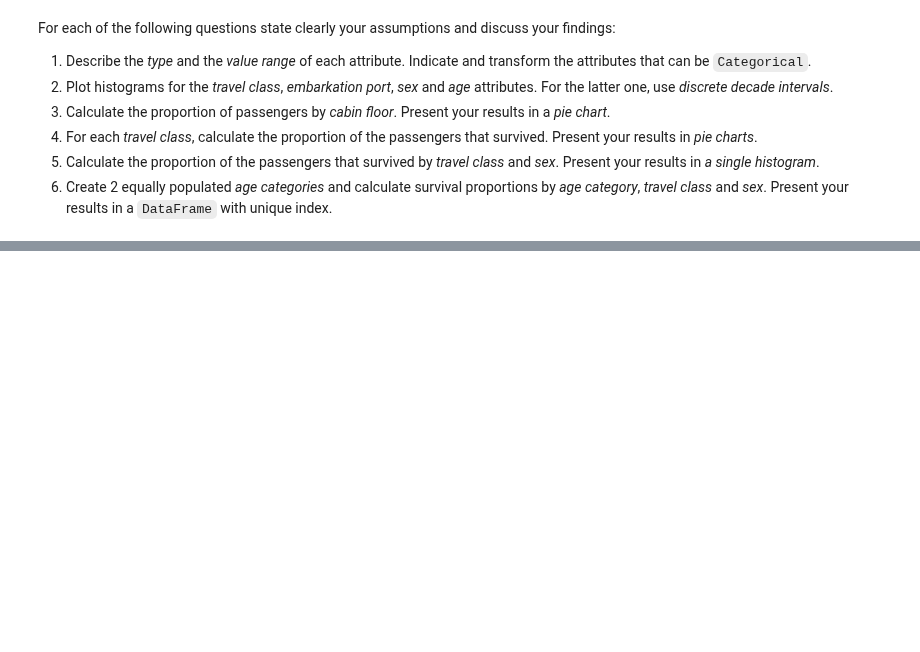
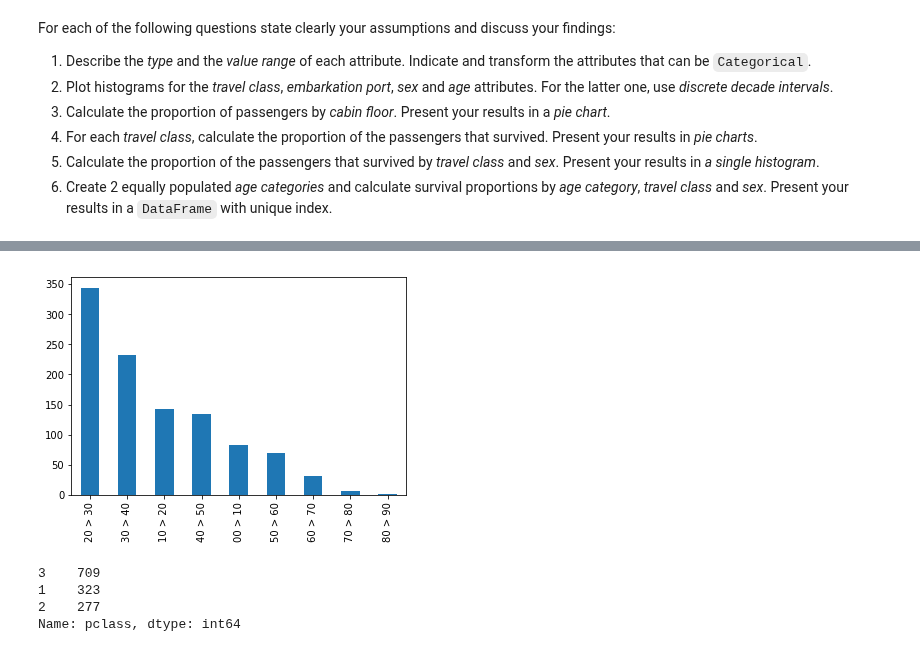
Before and after one commit to matthieuDev/ADA2017, a Jupyter notebook: 01 - Pandas and Data Wrangling/Homework 1.ipynb, the cells around one changed output, grey strips where cells are left out. Cells and saved outputs as stored; diff of their text form; code cells hidden in the pictures; blank space fills up the shorter version.

```diff
--- a/01 - Pandas and Data Wrangling/Homework 1.ipynb
+++ b/01 - Pandas and Data Wrangling/Homework 1.ipynb
@@ -211,0 +288,17 @@ For each of the following questions state clearly your assumptions and discuss y
+# %%
+#2.age
+def ageToDecade (age) :
+    return str(int(age/10)) + "0 > " + str(int(age/10)+1) + "0"
+ageTitanic = titanic["age"].dropna().map(ageToDecade).value_counts().plot(kind='bar')
+ageTitanic.figure
+# %% [output]
+[figure, added]
+# %%
+#3.cabin floor
+plt.pie(titanic.pclass.dropna().value_counts())
+titanic.pclass.dropna().value_counts()
+# %% [output]
+3    709
+1    323
+2    277
+Name: pclass, dtype: int64
```
Also changed, not shown: parts of 5 cells of this notebook.
